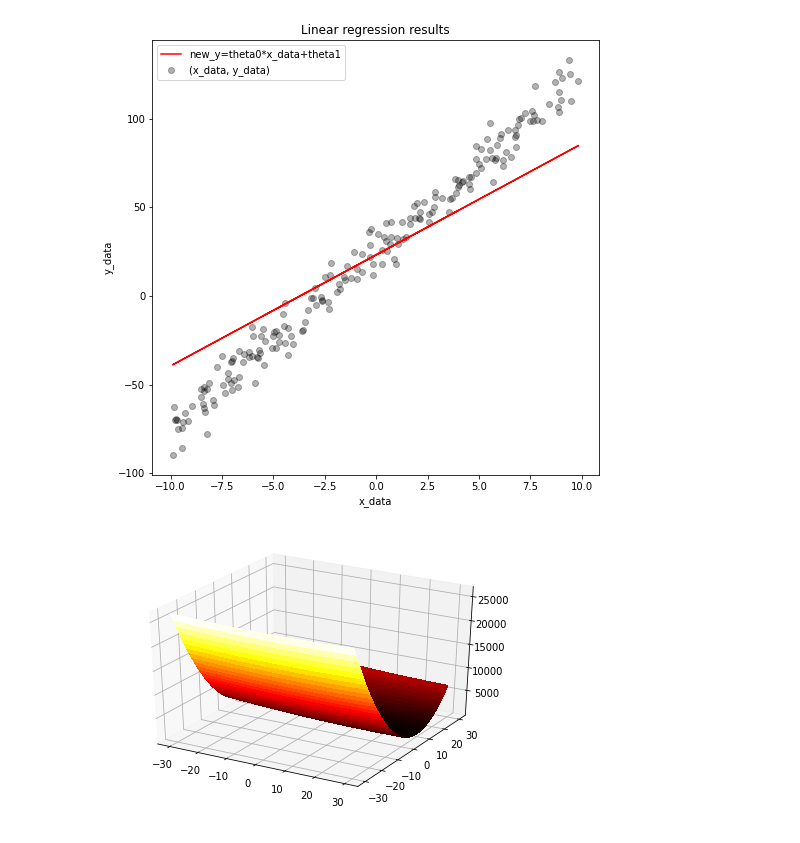
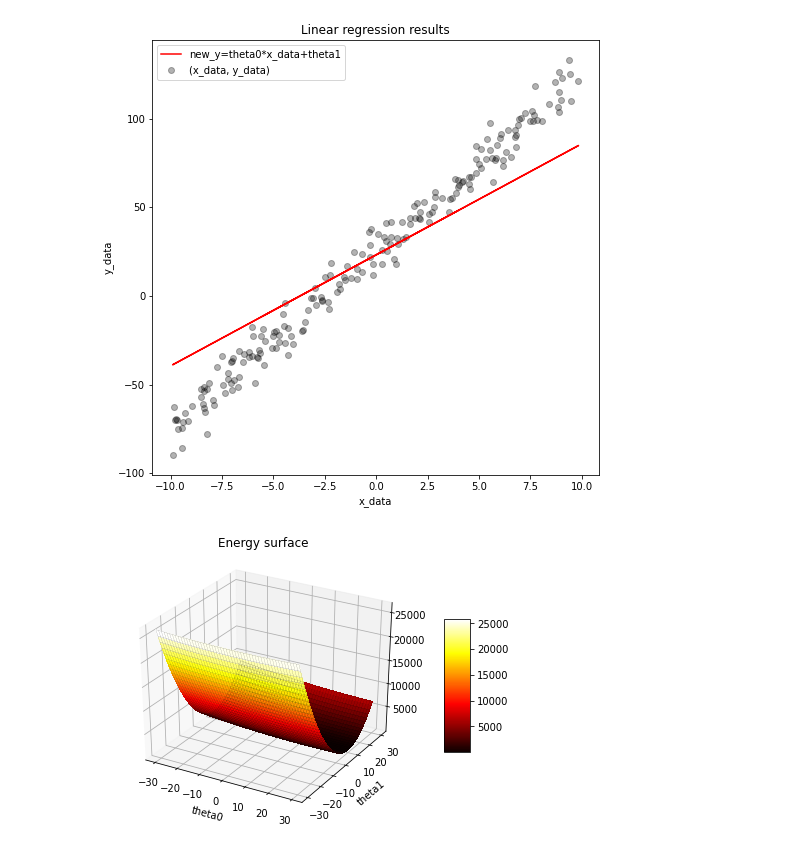
Before and after one commit to SuhyeonHa/MatrixComputation, a Jupyter notebook: Assignment03.ipynb, the cells around one changed output. Cells and saved outputs as stored; diff of their text form; code cells hidden in the pictures.

```diff
--- a/Assignment03.ipynb
+++ b/Assignment03.ipynb
@@ -192,15 +189,18 @@ Z = np.reshape(value_list, (set_theta0_len, set_theta1_len))
 # %%
 import matplotlib.pyplot as plt
 from mpl_toolkits.mplot3d import Axes3D
 import numpy as np
 
 fig = plt.figure()
 ax = fig.gca(projection='3d')
 X, Y = np.meshgrid(set_theta0, set_theta1)
 surf = ax.plot_surface(X, Y, Z, cmap='hot', linewidth=0, antialiased=False)
-# wire = ax.plot_wireframe(X, Y, Z, color='r', linewidth=0.1)
-# fig.colorbar(surf,shrink=0.5,aspect=5)
+wire = ax.plot_wireframe(X, Y, Z, color='k', linewidth=0.1)
+fig.colorbar(surf, shrink=0.5, aspect=5)
 fig.tight_layout()
+plt.xlabel('theta0')
+plt.ylabel('theta1')
+plt.title('Energy surface')
 plt.show()
 # %% [output]
-[figure, old version]
+[figure, new version]
```
Also changed, not shown: parts of 4 cells of this notebook.
